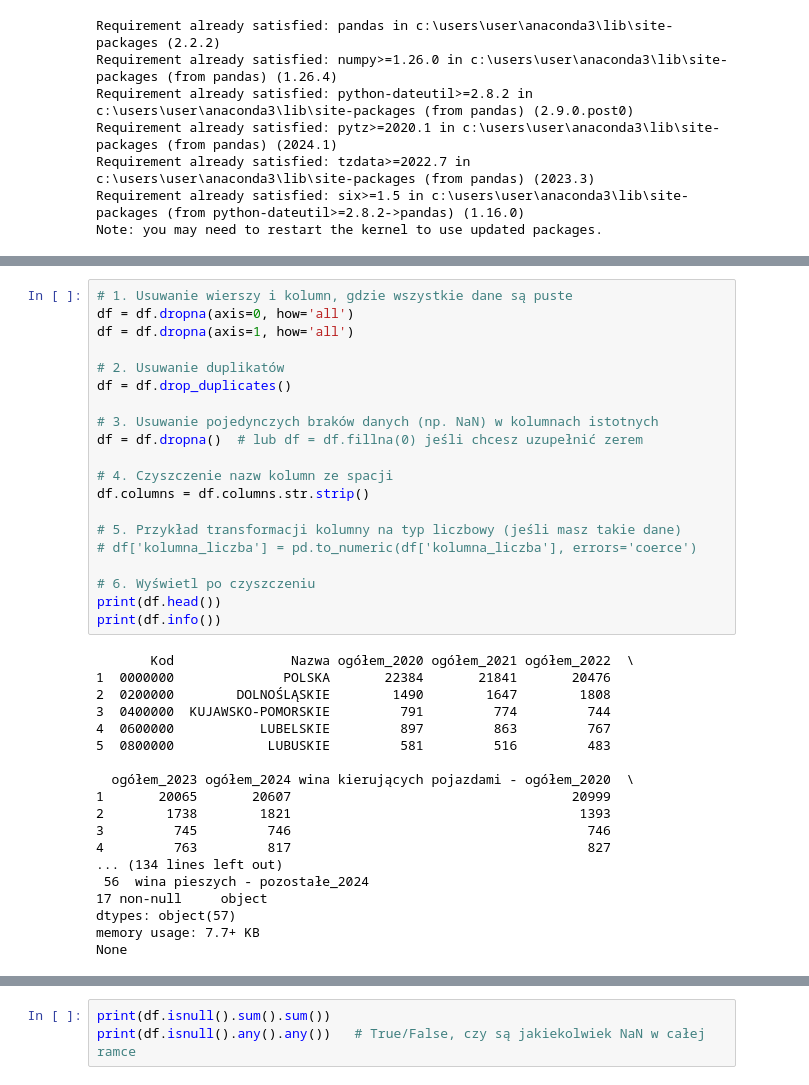
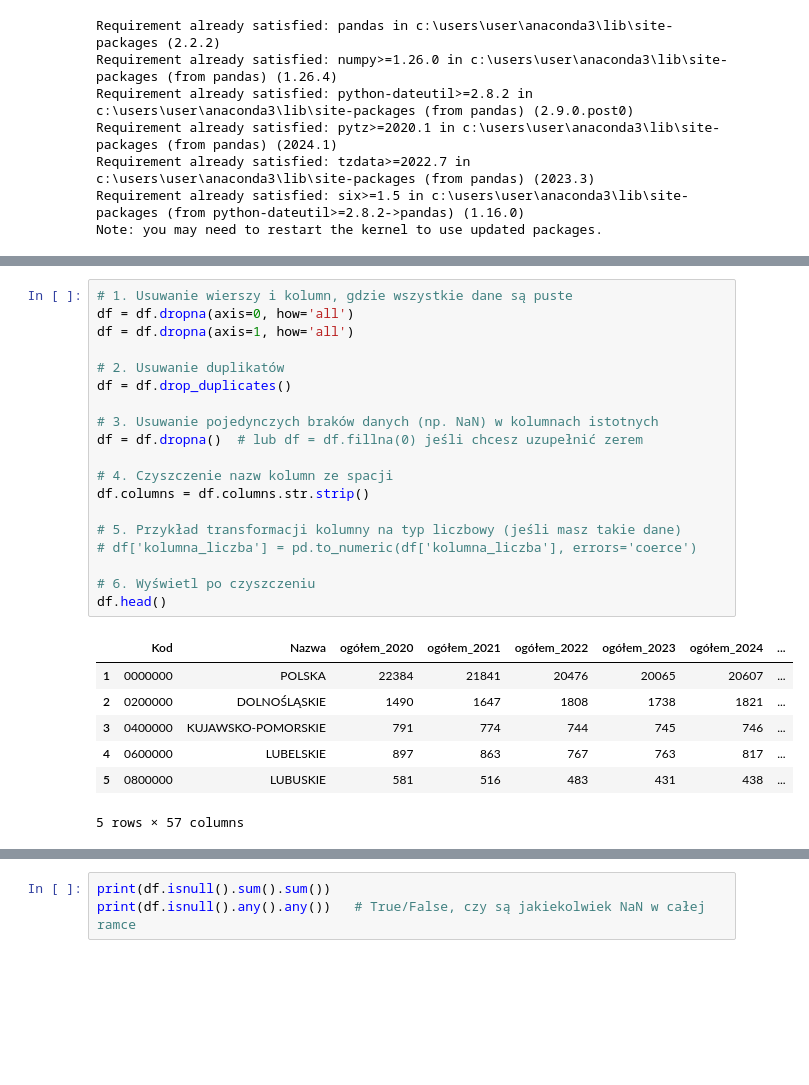
Before and after one commit to wiktoria-gliniecka/ggplotki, a Jupyter notebook: projekt_ggplotki.ipynb, the cells around one changed output, grey strips where cells are left out. Drawn from its saved outputs; the diff is of its cells as text; blank space fills up the shorter version.

```diff
--- a/projekt_ggplotki.ipynb
+++ b/projekt_ggplotki.ipynb
@@ -141,38 +163,27 @@ Index(['Kod', 'Nazwa', 'ogółem_2020', 'ogółem_2021', 'ogółem_2022',
 # %%
 # 1. Usuwanie wierszy i kolumn, gdzie wszystkie dane są puste
 df = df.dropna(axis=0, how='all')
 df = df.dropna(axis=1, how='all')
 
 # 2. Usuwanie duplikatów
 df = df.drop_duplicates()
 
 # 3. Usuwanie pojedynczych braków danych (np. NaN) w kolumnach istotnych
 df = df.dropna()  # lub df = df.fillna(0) jeśli chcesz uzupełnić zerem
 
 # 4. Czyszczenie nazw kolumn ze spacji
 df.columns = df.columns.str.strip()
 
 # 5. Przykład transformacji kolumny na typ liczbowy (jeśli masz takie dane)
 # df['kolumna_liczba'] = pd.to_numeric(df['kolumna_liczba'], errors='coerce')
 
 # 6. Wyświetl po czyszczeniu
-print(df.head())
-print(df.info())
+df.head()
 # %% [output]
+|  | Kod | Nazwa | ogółem_2020 | ogółem_2021 | ogółem_2022 | ogółem_2023 | ogółem_2024 | ... |
+| 1 | 0000000 | POLSKA | 22384 | 21841 | 20476 | 20065 | 20607 | ... |
+| 2 | 0200000 | DOLNOŚLĄSKIE | 1490 | 1647 | 1808 | 1738 | 1821 | ... |
+| 3 | 0400000 | KUJAWSKO-POMORSKIE | 791 | 774 | 744 | 745 | 746 | ... |
+| 4 | 0600000 | LUBELSKIE | 897 | 863 | 767 | 763 | 817 | ... |
+| 5 | 0800000 | LUBUSKIE | 581 | 516 | 483 | 431 | 438 | ... |
-       Kod               Nazwa ogółem_2020 ogółem_2021 ogółem_2022  \
-1  0000000              POLSKA       22384       21841       20476
-2  0200000        DOLNOŚLĄSKIE        1490        1647        1808
-3  0400000  KUJAWSKO-POMORSKIE         791         774         744
-4  0600000           LUBELSKIE         897         863         767
-5  0800000            LUBUSKIE         581         516         483
-
-  ogółem_2023 ogółem_2024 wina kierujących pojazdami - ogółem_2020  \
-1       20065       20607                                    20999
-2        1738        1821                                     1393
-3         745         746                                      746
-4         763         817                                      827
-... (134 lines left out)
- 56  wina pieszych - pozostałe_2024                                                           17 non-null     object
-dtypes: object(57)
-memory usage: 7.7+ KB
-None
+5 rows × 57 columns
```
Also changed, not shown: parts of 23 cells of this notebook, 1 other file.
